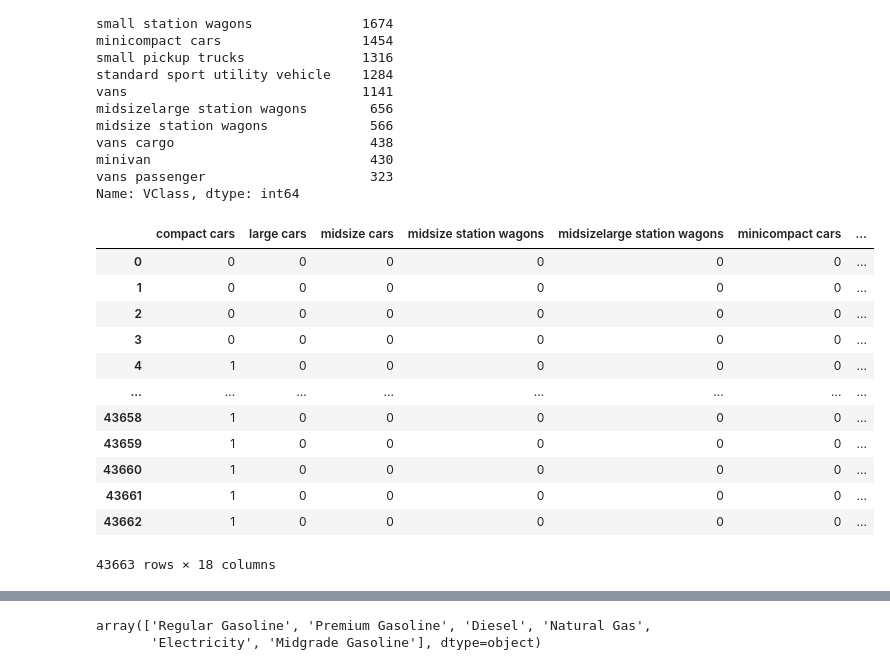
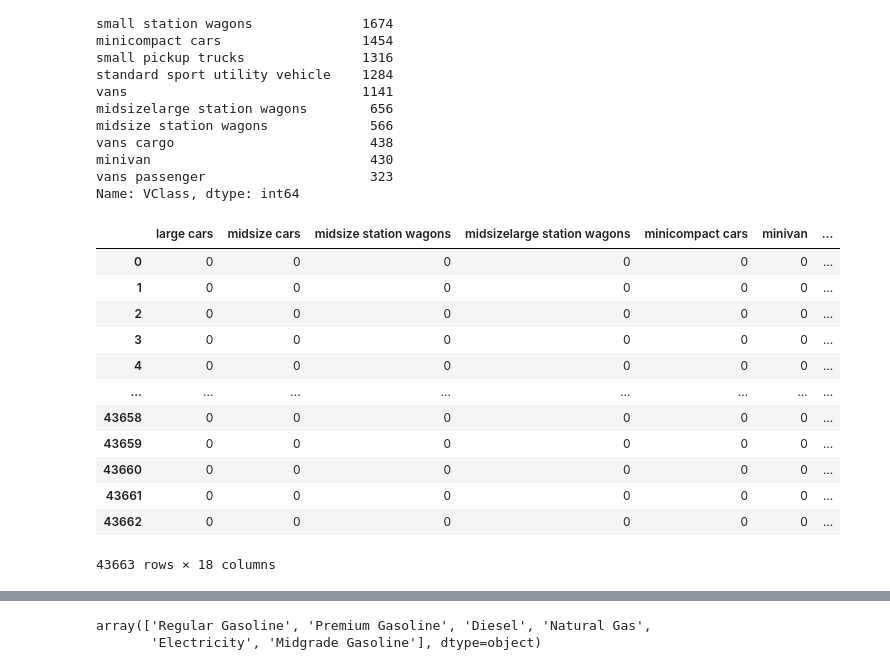
Before and after one commit to dhuynhoc/vehicleMPG, a Jupyter notebook: vehicles.ipynb, the cells around one changed output, grey strips where cells are left out. Saved outputs shown, nothing was run; the diff lists cells and outputs as text; code cells hidden in the pictures.

```diff
--- a/vehicles.ipynb
+++ b/vehicles.ipynb
@@ -325,22 +344,22 @@ minivan                            430
 vans passenger                     323
 Name: VClass, dtype: int64
 # %%
-dat_dummy3=pd.get_dummies(dat_spec.VClass)
-del dat_dummy3[dat_dummy3.columns[-1]] # delete one dummy to avoid multi-colinearity
+dat_dummy3=pd.get_dummies(dat_spec.VClass,drop_first=True)
+#del dat_dummy3[dat_dummy3.columns[-1]] # delete one dummy to avoid multi-colinearity
 dat_dummy3
 # %% [output]
-|  | compact cars | large cars | midsize cars | midsize station wagons | midsizelarge station wagons | minicompact cars | ... |
+|  | large cars | midsize cars | midsize station wagons | midsizelarge station wagons | minicompact cars | minivan | ... |
 | 0 | 0 | 0 | 0 | 0 | 0 | 0 | ... |
 | 1 | 0 | 0 | 0 | 0 | 0 | 0 | ... |
 | 2 | 0 | 0 | 0 | 0 | 0 | 0 | ... |
 | 3 | 0 | 0 | 0 | 0 | 0 | 0 | ... |
-| 4 | 1 | 0 | 0 | 0 | 0 | 0 | ... |
+| 4 | 0 | 0 | 0 | 0 | 0 | 0 | ... |
 | ... | ... | ... | ... | ... | ... | ... | ... |
-| 43658 | 1 | 0 | 0 | 0 | 0 | 0 | ... |
-| 43659 | 1 | 0 | 0 | 0 | 0 | 0 | ... |
-| 43660 | 1 | 0 | 0 | 0 | 0 | 0 | ... |
-| 43661 | 1 | 0 | 0 | 0 | 0 | 0 | ... |
-| 43662 | 1 | 0 | 0 | 0 | 0 | 0 | ... |
+| 43658 | 0 | 0 | 0 | 0 | 0 | 0 | ... |
+| 43659 | 0 | 0 | 0 | 0 | 0 | 0 | ... |
+| 43660 | 0 | 0 | 0 | 0 | 0 | 0 | ... |
+| 43661 | 0 | 0 | 0 | 0 | 0 | 0 | ... |
+| 43662 | 0 | 0 | 0 | 0 | 0 | 0 | ... |
 43663 rows × 18 columns
 # %%
 # new df with relevant variables + 3 sets of dummies
```
Also changed, not shown: parts of 19 cells of this notebook.
